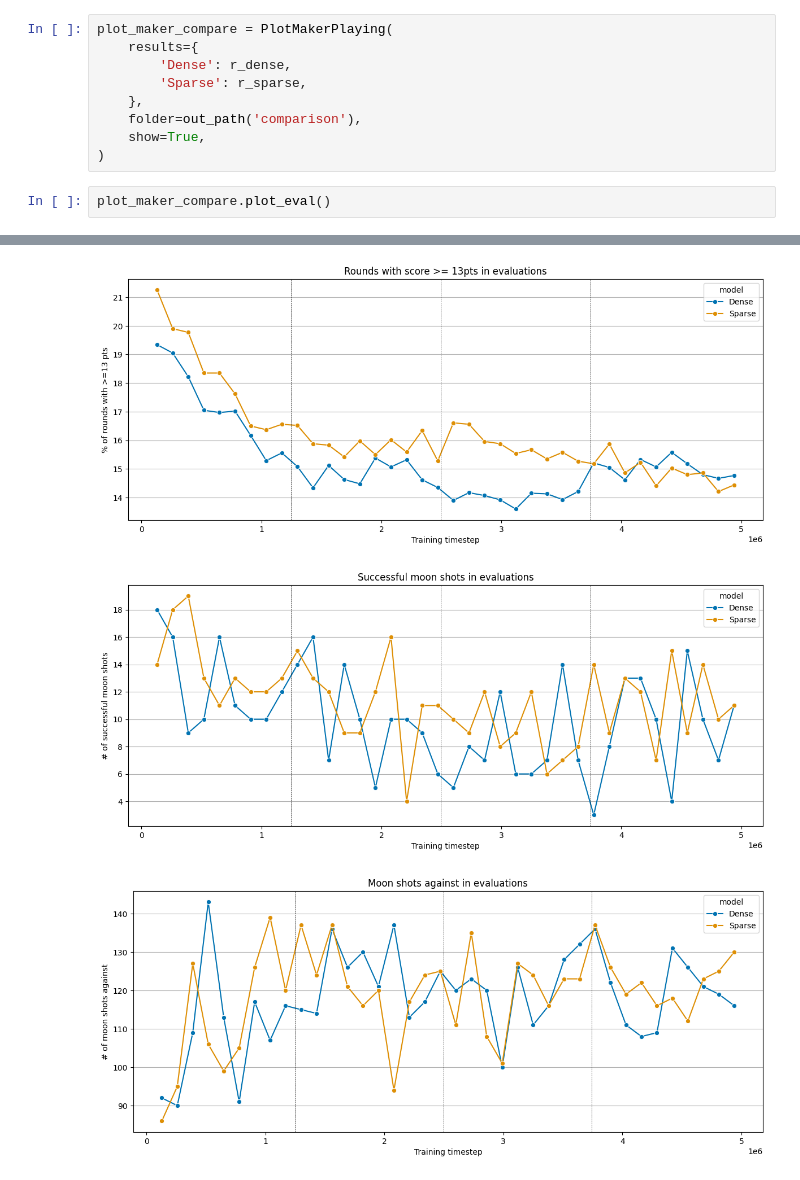
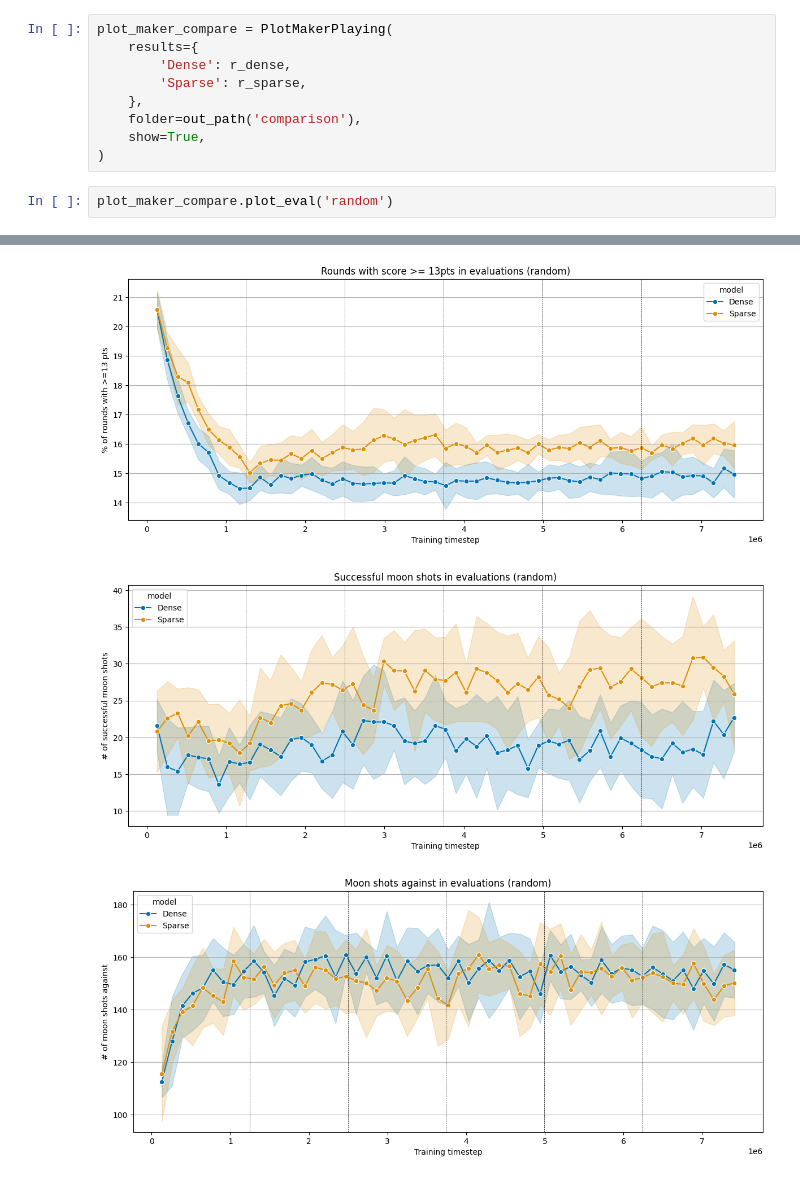
Before and after one commit to maciejors/hearts_ai, a Jupyter notebook: notebooks/results_ppo_compare_reward_settings.ipynb, the cells around one changed output, grey strips where cells are left out. Drawn from its saved outputs; the diff is of its cells as text.

```diff
--- a/notebooks/results_ppo_compare_reward_settings.ipynb
+++ b/notebooks/results_ppo_compare_reward_settings.ipynb
@@ -44,5 +44,5 @@ plot_maker_compare = PlotMakerPlaying(
     show=True,
 )
 # %%
-plot_maker_compare.plot_eval()
+plot_maker_compare.plot_eval('random')
 # %% [output]
@@ -51,3 +51,3 @@ plot_maker_compare.plot_eval()
-[figure, old version]
+[figure, new version]
-[figure, old version]
+[figure, new version]
-[figure, old version]
+[figure, new version]
```
Also changed, not shown: parts of 4 cells of this notebook.
